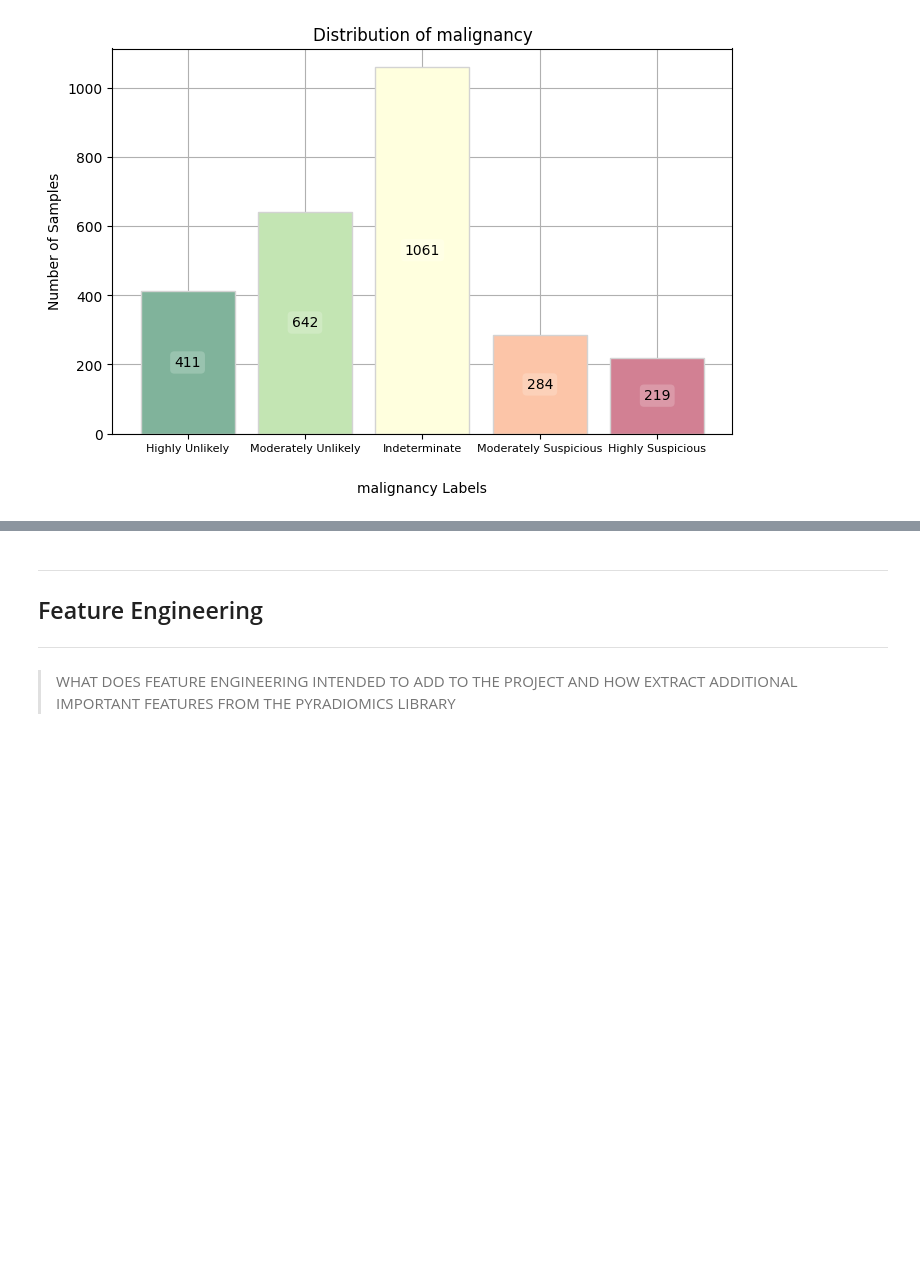
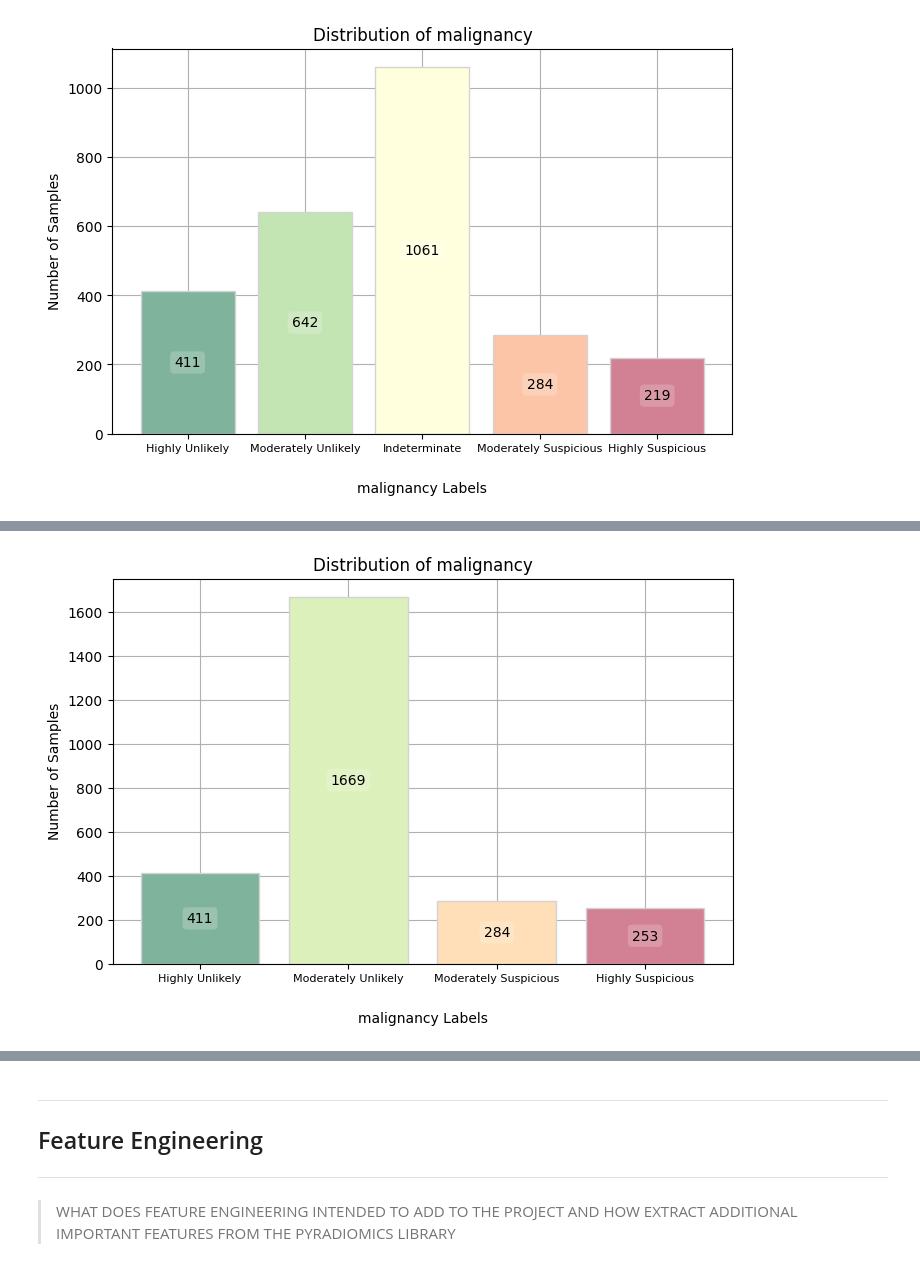
Before and after one commit to EstevesX10/Lung-Cancer-Classification-with-CT-Scans, a Jupyter notebook: Lung Cancer Classification with CT Scans/LungCancerClassification.ipynb, the cells around one changed output, grey strips where cells are left out. Cells and saved outputs as stored; diff of their text form; code cells hidden in the pictures; blank space fills up the shorter version.

```diff
--- a/Lung Cancer Classification with CT Scans/LungCancerClassification.ipynb
+++ b/Lung Cancer Classification with CT Scans/LungCancerClassification.ipynb
@@ -394,7 +298,7 @@ plot_feature_distribution(df_pylidc, 'diameter', False)
 [figure]
 # %%
 # Define a target label decoder
-malignancyDecoder = {
+multiClassTargetDecoder = {
     1:'Highly Unlikely',
     2:'Moderately Unlikely',
     3:'Indeterminate',
@@ -420,6 +325,0 @@ As we can observe from the Distribution of Malignancy on the Population there ar
-# %%
-# Remove neutral cases from the dataset
-df_pylidc = df_pylidc.loc[df_pylidc['malignancy'] != 3]
-
-# Plot the updated target feature distribution
-plot_feature_distribution(df_pylidc, 'malignancy', True, malignancyDecoder)
@@ -429,0 +347,8 @@ plot_feature_distribution(df_pylidc, 'malignancy', True, malignancyDecoder)
+# %%
+# Process indeterminate Nodules using the K-Means algorithm
+df_kmeans = processIndeterminateNodules(df_pylidc, "kmeans")
+
+# Plot the updated target feature distribution
+plot_feature_distribution(df_kmeans, 'malignancy', True, multiClassTargetDecoder)
+# %% [output]
+[figure, added]
```
Also changed, not shown: parts of 32 cells of this notebook.
